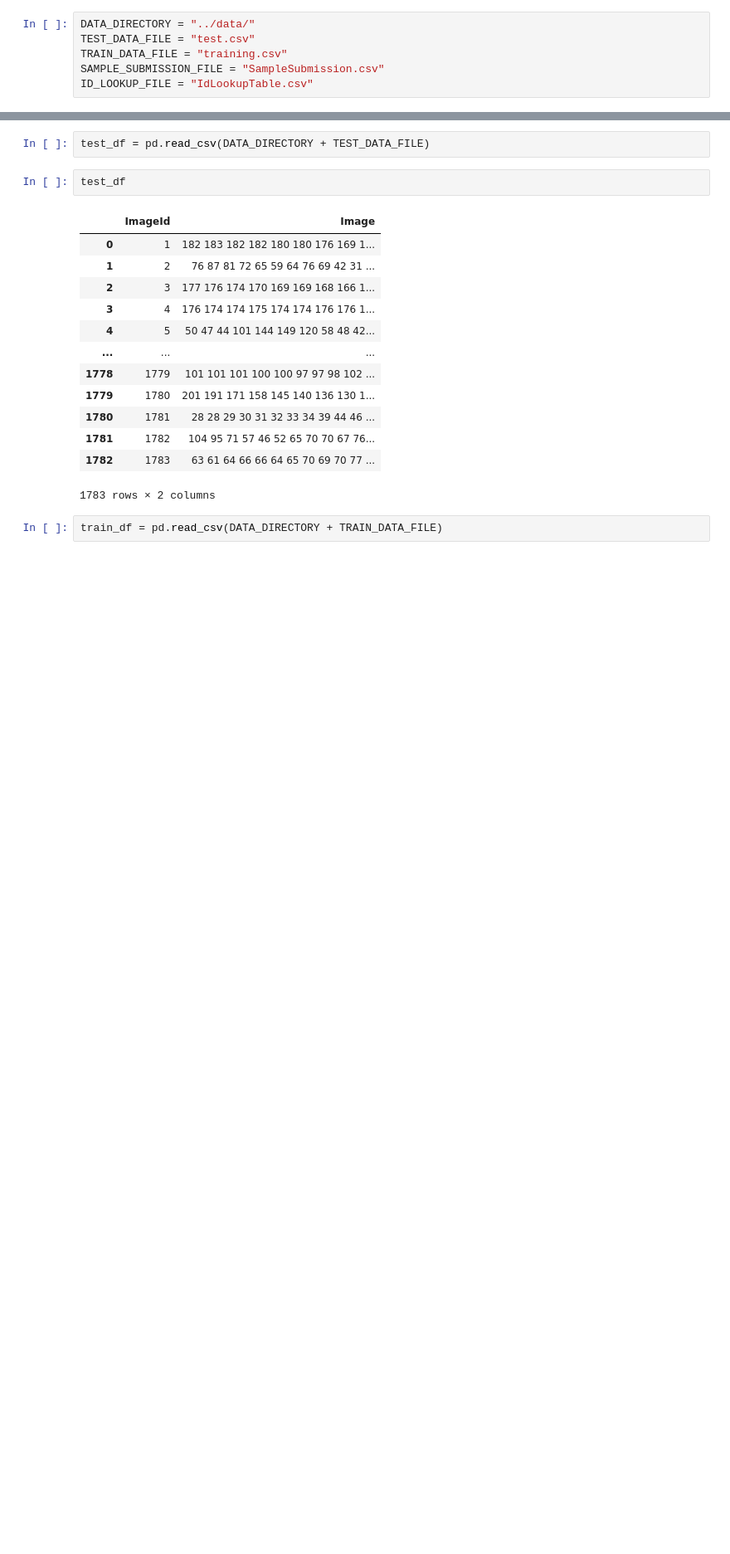
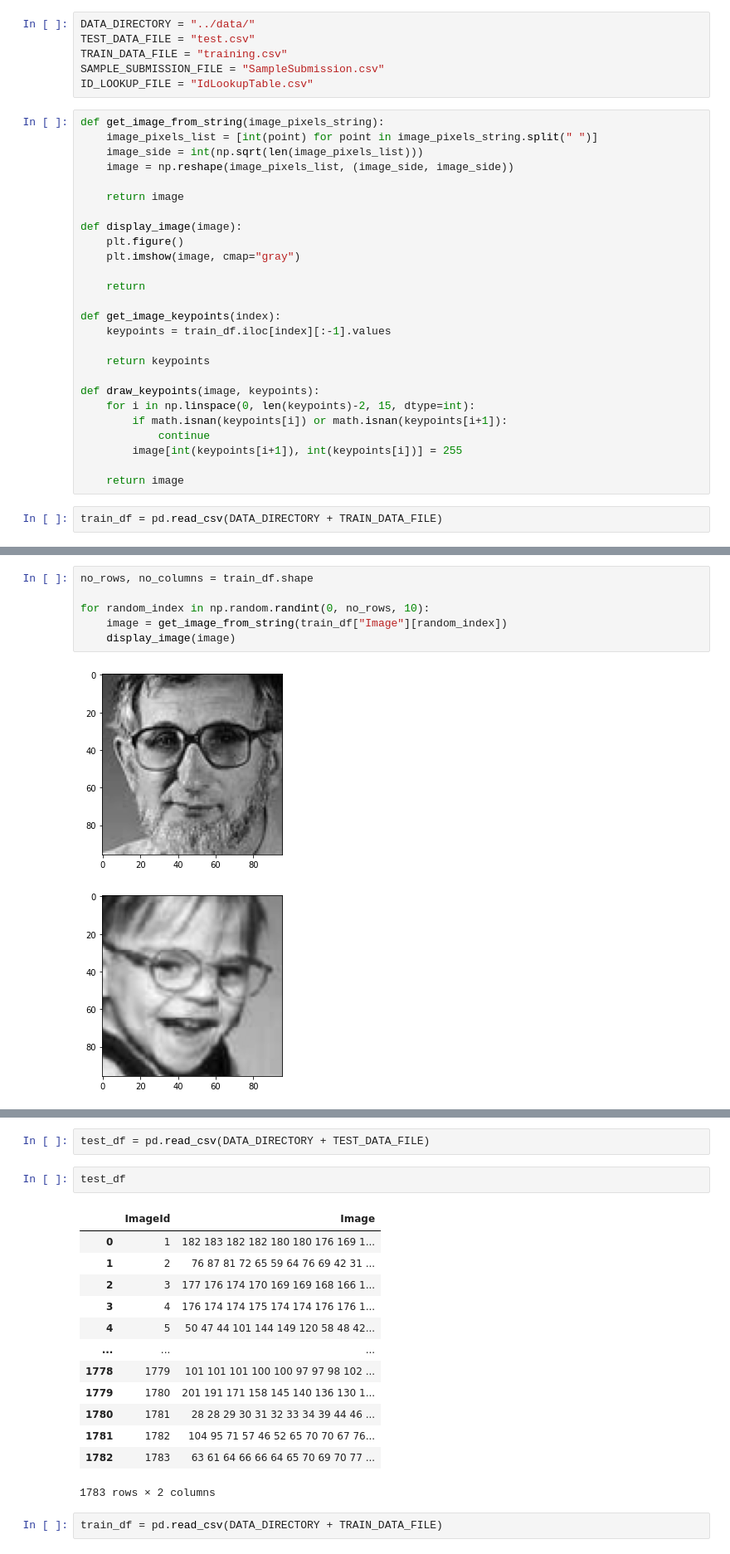
Before and after one commit to allihaider/facial-keypoint-detection, a Jupyter notebook: src/EDA.ipynb, the cells around one changed output, grey strips where cells are left out. Shown at 83% size. Drawn from its saved outputs; the diff is of its cells as text; blank space fills up the shorter version.

Commit message:
Explore train dataframe, plot images and keypoints

```diff
--- a/src/EDA.ipynb
+++ b/src/EDA.ipynb
@@ -7,3 +10,31 @@ TEST_DATA_FILE = "test.csv"
 TRAIN_DATA_FILE = "training.csv"
 SAMPLE_SUBMISSION_FILE = "SampleSubmission.csv"
 ID_LOOKUP_FILE = "IdLookupTable.csv"
+# %%
+def get_image_from_string(image_pixels_string):
+    image_pixels_list = [int(point) for point in image_pixels_string.split(" ")]
+    image_side = int(np.sqrt(len(image_pixels_list)))
+    image = np.reshape(image_pixels_list, (image_side, image_side))
+
+    return image
+
+def display_image(image):
+    plt.figure()
+    plt.imshow(image, cmap="gray")
+
+    return
+
+def get_image_keypoints(index):
+    keypoints = train_df.iloc[index][:-1].values
+
+    return keypoints
+
+def draw_keypoints(image, keypoints):
+    for i in np.linspace(0, len(keypoints)-2, 15, dtype=int):
+        if math.isnan(keypoints[i]) or math.isnan(keypoints[i+1]):
+            continue
+        image[int(keypoints[i+1]), int(keypoints[i])] = 255
+
+    return image
+# %%
+train_df = pd.read_csv(DATA_DIRECTORY + TRAIN_DATA_FILE)
@@ -9,0 +90,9 @@ ID_LOOKUP_FILE = "IdLookupTable.csv"
+# %%
+no_rows, no_columns = train_df.shape
+
+for random_index in np.random.randint(0, no_rows, 10):
+    image = get_image_from_string(train_df["Image"][random_index])
+    display_image(image)
+# %% [output]
+[figure, added]
+[figure, added]
```
Also changed, not shown: parts of 8 cells of this notebook.
